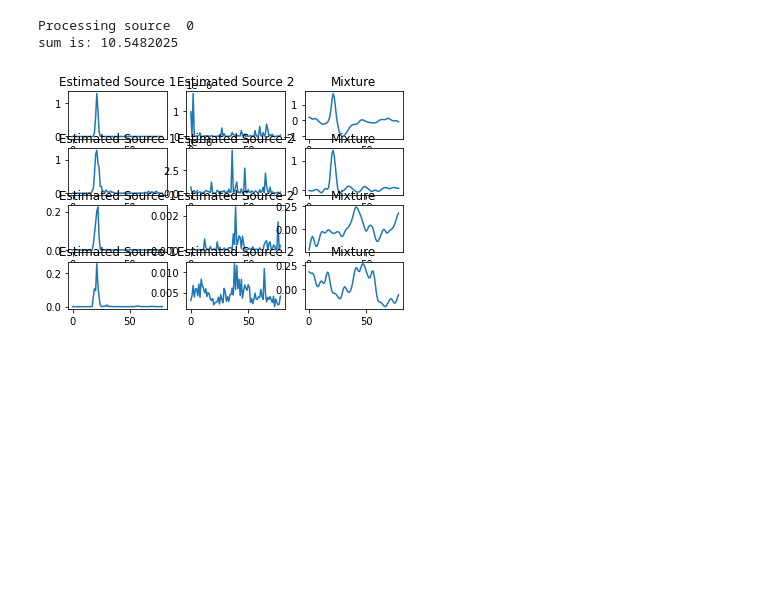
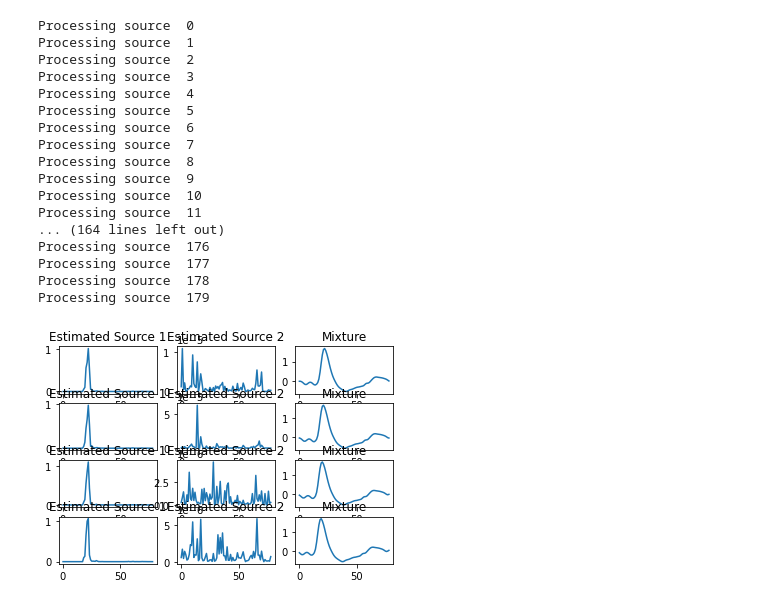
Before and after one commit to AlexDodon/sourceseparation_misc, a Jupyter notebook: time_series.ipynb, the cells around one changed output. Cells and saved outputs as stored; diff of their text form; code cells hidden in the pictures; blank space fills up the shorter version.

```diff
--- a/time_series.ipynb
+++ b/time_series.ipynb
@@ -272,8 +345,7 @@ def gen_loaders(L1, batchsize, simNo):
 # %%
 batchSize = 1000
-simNo = 1
-noise1, noise2, loader1, loader2, loader_mix  = gen_loaders(
-    200, batchSize, simNo)
+noise1, noise2, loader1, loader2, loader_mix_val, vallabel, loader_mix_test, testlabel  = gen_loaders(
+    200, batchSize)
 # %%
 gen1 = netG(inputSize=200, hiddenSize=50, outputSize=79).to(device)
 disc1 = netD(inputSize=79, hiddenSize=50).to(device)
@@ -343,7 +415,6 @@ def maxlikelihood_separatesources(
     x1hat, x2hat = [], []
     mixes = []
     for i, [mix] in enumerate(loader_mix):
-        mix1 = mix
         mix = mix.squeeze().view(-1,79).to(device)
         print('Processing source ',i)
         Nmix = mix.size(0)
@@ -369,28 +440,43 @@ def maxlikelihood_separatesources(
             #print('The error is ', err)
         x1hat.append(generator1.forward(x1).data.cpu().numpy())
         x2hat.append(generator2.forward(x2).data.cpu().numpy())
-        mixes.append(mix1.cpu().numpy())
-
-    print('sum is:', x1hat[0].sum())
+        mixes.append(mix.cpu().numpy())
 
     fig, axs = plt.subplots(4,3)
 
     for i in range(0,4):
-        axs[i][0].plot(x1hat[0][i])
+        axs[i][0].plot(x1hat[i][0])
         axs[i][0].title.set_text('Estimated Source 1')
-        axs[i][1].plot(x2hat[0][i])
+        axs[i][1].plot(x2hat[i][0])
         axs[i][1].title.set_text('Estimated Source 2')
-        axs[i][2].plot(mixes[0][i])
+        axs[i][2].plot(mixes[i][0])
         axs[i][2].title.set_text('Mixture')
 
     plt.show()
+
+    return x1hat
 # %%
-maxlikelihood_separatesources(
+cleanextractedSpikesValidation = maxlikelihood_separatesources(
     generators=[gen1, gen2],
-    loader_mix=loader_mix,
-    epochs=1000
+    loader_mix=loader_mix_val,
+    epochs=500
 )
 # %% [output]
 Processing source  0
-sum is: 10.5482025
+Processing source  1
+Processing source  2
+Processing source  3
+Processing source  4
+Processing source  5
+Processing source  6
+Processing source  7
+Processing source  8
+Processing source  9
+Processing source  10
+Processing source  11
+... (164 lines left out)
+Processing source  176
+Processing source  177
+Processing source  178
+Processing source  179
-[figure, old version]
+[figure, new version]
```
Also changed, not shown: parts of 8 cells of this notebook.
